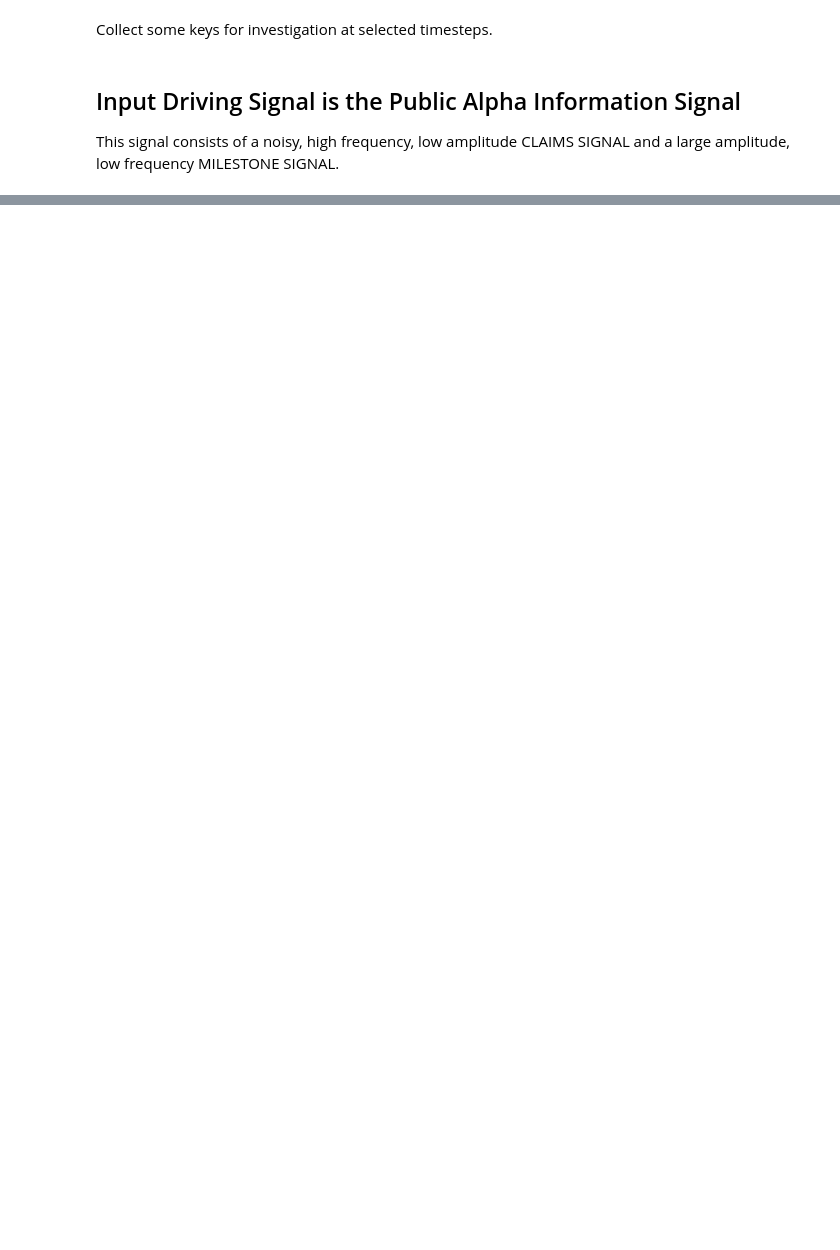
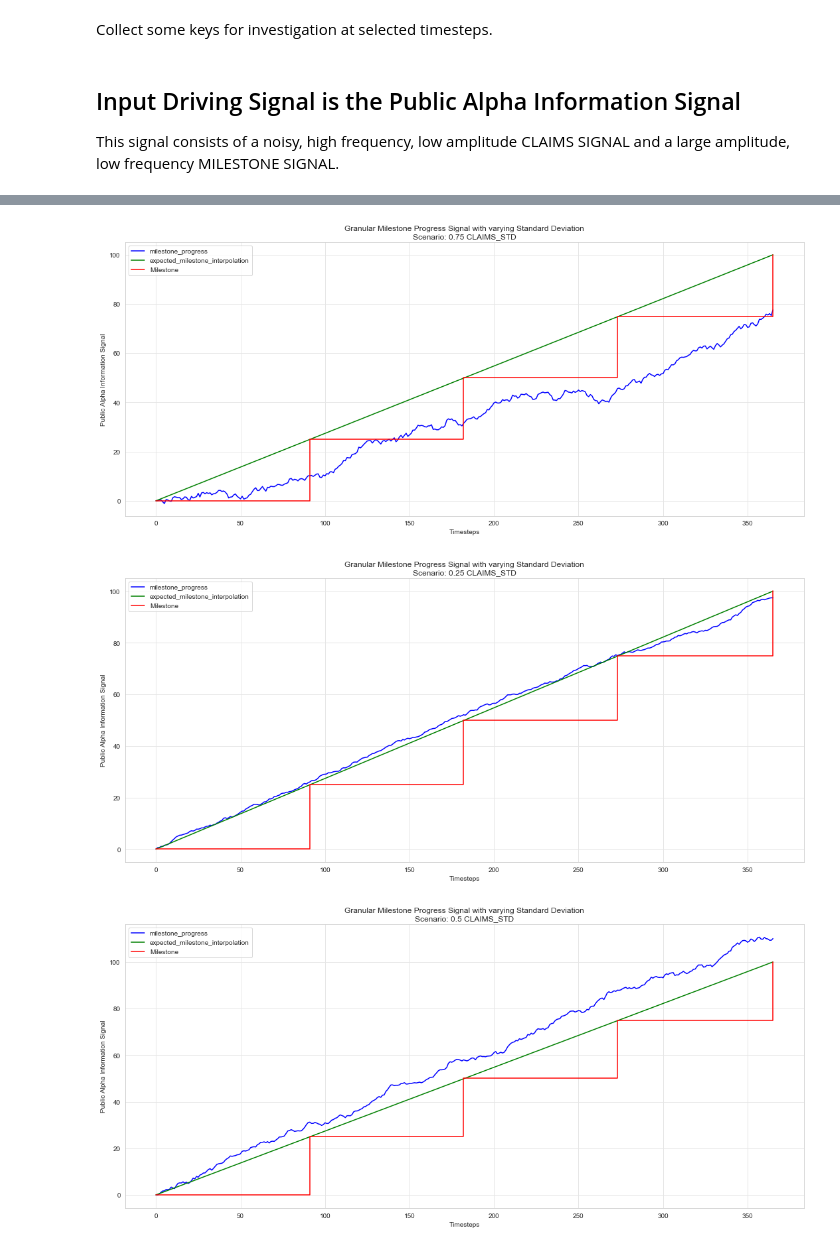
Before and after one commit to matttyb80/signal, a Jupyter notebook: signal.ipynb, the cells around one changed output, grey strips where cells are left out. Cells and saved outputs as stored; diff of their text form; code cells hidden in the pictures; blank space fills up the shorter version.

Commit message:
difference signal

```diff
--- a/signal.ipynb
+++ b/signal.ipynb
@@ -335,0 +353,47 @@ plt.close()
+# %%
+experiments = experiments.sort_values(by =['CLAIMS_STD']).reset_index(drop=True)
+
+cols = 1
+rows = 1
+cc_idx = 0
+
+while cc_idx<len(experiments):
+    cc = experiments.iloc[cc_idx]['CLAIMS_STD']
+    cc_label = experiments.iloc[cc_idx]['CLAIMS_STD']
+#     secondary_label = experiments.iloc[cc_idx]['route_allocation']
+    sub_experiments = experiments[experiments['CLAIMS_STD']==cc]
+    cc_idx += len(sub_experiments)
+    fig, axs = plt.subplots(ncols=cols, nrows=rows, figsize=(15*cols,7*rows))
+    sub_experiments.reset_index(drop=False)
+    for i, experiment in sub_experiments.iterrows():
+        df = experiment['dataset'].copy()
+
+        plot_label = experiment['CLAIMS_STD']
+        ax = axs
+        title = 'Granular Milestone Progress Signal with varying Standard Deviation' + '\n' + 'Scenario: ' + str(cc_label)  + ' CLAIMS_STD'
+        ax.set_title(title)
+        ax.set_ylabel('Public Alpha Information Signal')
+        colors = ['b','orange', 'g', 'magenta', 'r']
+
+#         ax.plot(df_j.timestep, df_j['j_wallet']['mean'],color = colors[0], label='j_wallet')
+        ax.plot(df.timestep, df['milestone_progress'],color = colors[0], label='milestone_progress')
+        ax.plot(df.timestep, df['expected_milestone_interpolation'],color = colors[2], label='expected_milestone_interpolation')
+
+
+        ax.step(milestone_df.Completion_Time, milestone_df.Completion_Percent, where='post', color='r', label='Milestone')
+
+        ax.legend()
+
+        ax.set_xlabel('Timesteps')
+        ax.grid(color='0.9', linestyle='-', linewidth=1)
+
+        plt.tight_layout()
+
+fig.tight_layout(rect=[0, 0, 1, .97])
+fig.patch.set_alpha(1)
+display(fig)
+plt.close()
+# %% [output]
+[figure, added]
+[figure, added]
+[figure, added]
```
Also changed, not shown: parts of 10 cells of this notebook, 2 other files.
